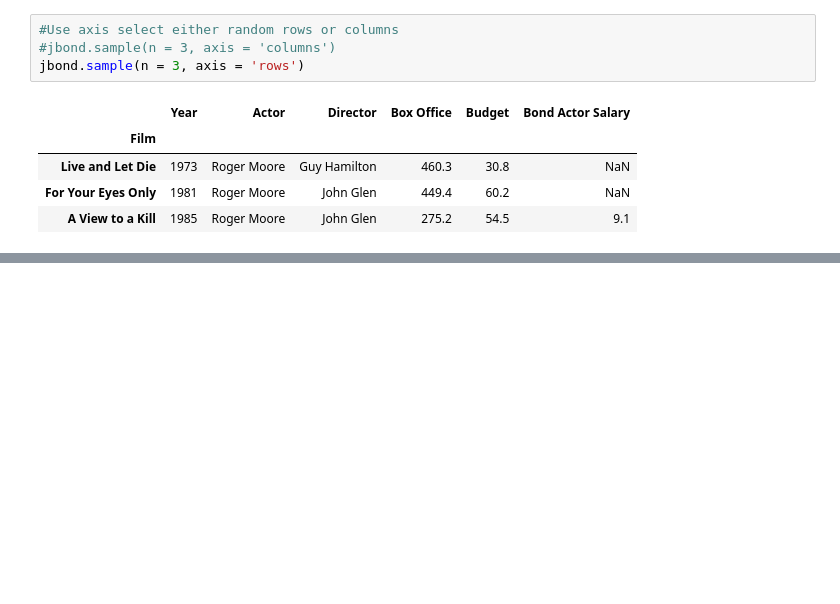
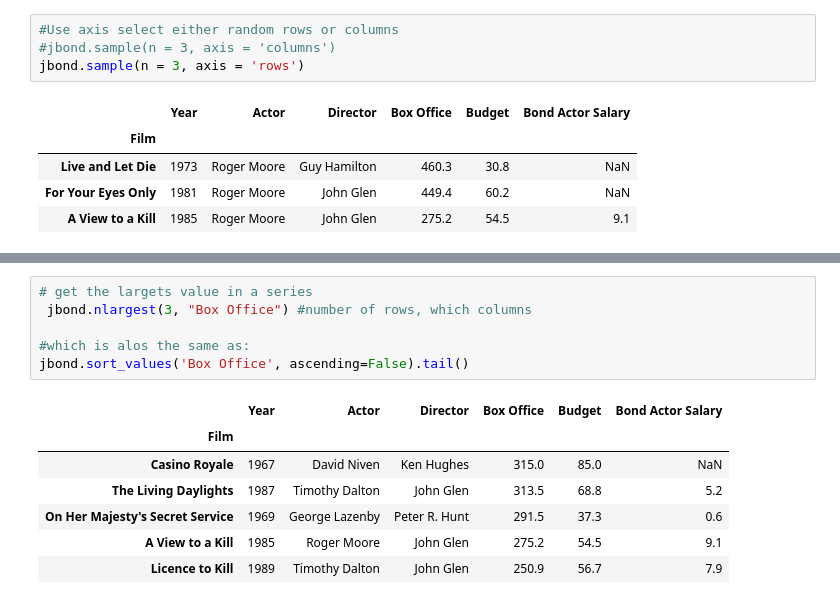
Before and after one commit to alexkwashie/_pandas, a Jupyter notebook: Panda2/Data Frames 3 .ipynb, the cells around one changed output, grey strips where cells are left out. Drawn from its saved outputs; the diff is of its cells as text; blank space fills up the shorter version.

Commit message:
The smallest and and laregest values in columns with (.nsmallest( ) and .nlargest( ))

```diff
--- a/Panda2/Data Frames 3 .ipynb
+++ b/Panda2/Data Frames 3 .ipynb
@@ -432,0 +452,14 @@ jbond.sample(n = 3, axis = 'rows')
+# %%
+# get the largets value in a series
+ jbond.nlargest(3, "Box Office") #number of rows, which columns
+
+#which is alos the same as:
+jbond.sort_values('Box Office', ascending=False).tail()
+# %% [output]
+|  | Year | Actor | Director | Box Office | Budget | Bond Actor Salary |
+| Film |  |  |  |  |  |  |
+| Casino Royale | 1967 | David Niven | Ken Hughes | 315.0 | 85.0 | NaN |
+| The Living Daylights | 1987 | Timothy Dalton | John Glen | 313.5 | 68.8 | 5.2 |
+| On Her Majesty's Secret Service | 1969 | George Lazenby | Peter R. Hunt | 291.5 | 37.3 | 0.6 |
+| A View to a Kill | 1985 | Roger Moore | John Glen | 275.2 | 54.5 | 9.1 |
+| Licence to Kill | 1989 | Timothy Dalton | John Glen | 250.9 | 56.7 | 7.9 |
```
Also changed, not shown: parts of 4 cells of this notebook.
